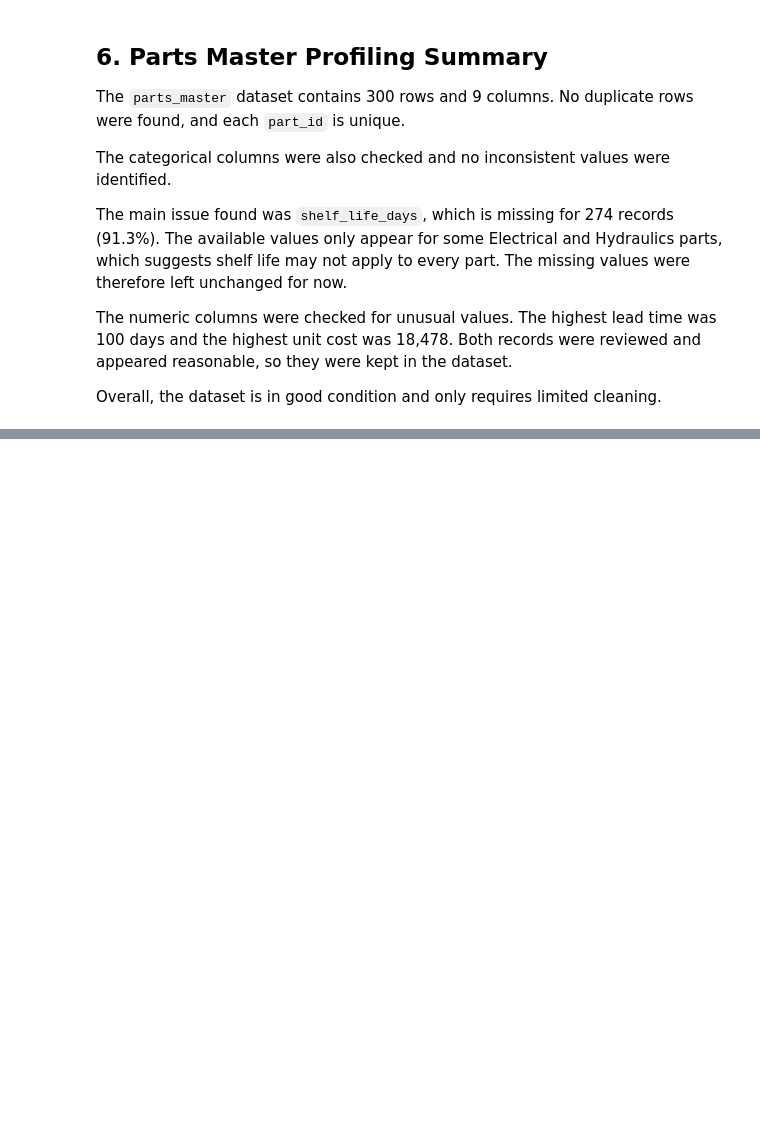
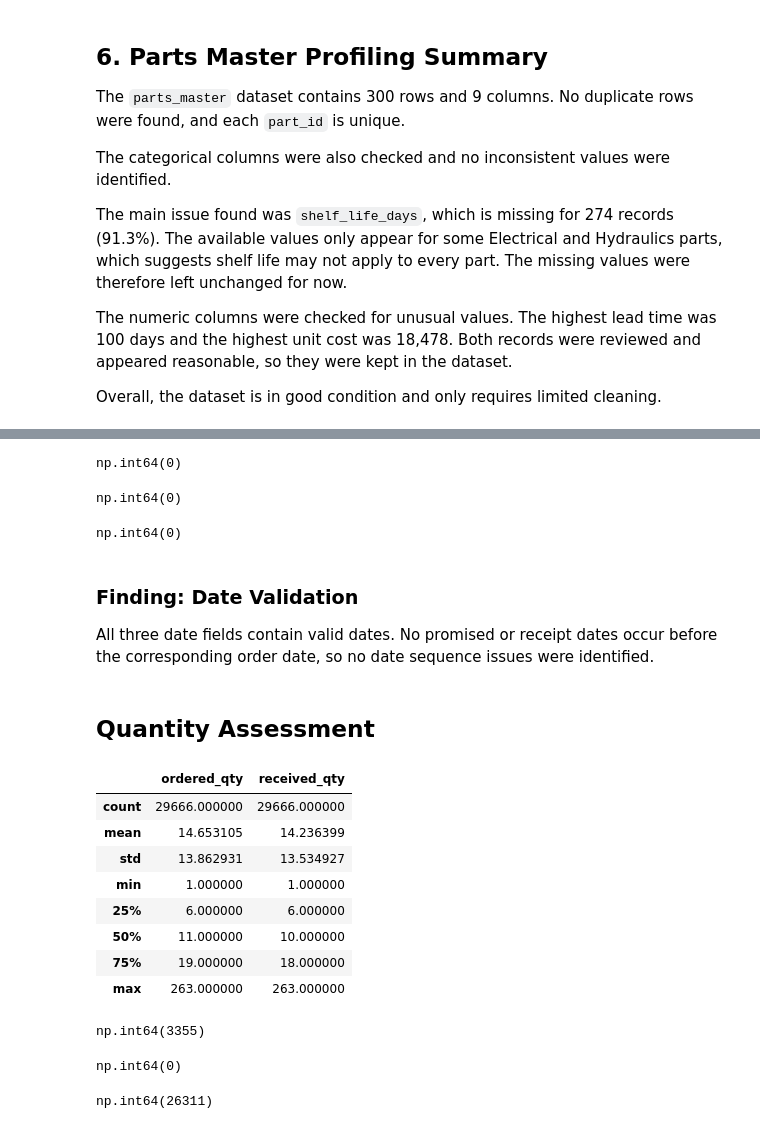
Before and after one commit to SeanNeedham/AeroFlow-Supply-Chain-Analytics, a Jupyter notebook: Python/01_data_profiling.ipynb, the cells around one changed output, grey strips where cells are left out. Drawn from its saved outputs; the diff is of its cells as text; code cells hidden in the pictures; blank space fills up the shorter version.

```diff
--- a/Python/01_data_profiling.ipynb
+++ b/Python/01_data_profiling.ipynb
@@ -199,0 +285,49 @@ Overall, the dataset is in good condition and only requires limited cleaning.
+# %%
+pd.to_datetime(purchase_orders["receipt_date"], errors="coerce").isnull().sum()
+# %% [output]
+np.int64(0)
+# %%
+(pd.to_datetime(purchase_orders["promised_date"])
+    <
+    pd.to_datetime(purchase_orders["order_date"])
+).sum()
+# %% [output]
+np.int64(0)
+# %%
+(
+    pd.to_datetime(purchase_orders["receipt_date"])
+    <
+    pd.to_datetime(purchase_orders["order_date"])
+).sum()
+# %% [output]
+np.int64(0)
+# %% [markdown]
+### Finding: Date Validation
+
+All three date fields contain valid dates. No promised or receipt dates occur before the corresponding order date, so no date sequence issues were identified.
+# %% [markdown]
+## Quantity Assessment
+# %%
+purchase_orders[["ordered_qty", "received_qty"]].describe()
+# %% [output]
+|  | ordered_qty | received_qty |
+| count | 29666.000000 | 29666.000000 |
+| mean | 14.653105 | 14.236399 |
+| std | 13.862931 | 13.534927 |
+| min | 1.000000 | 1.000000 |
+| 25% | 6.000000 | 6.000000 |
+| 50% | 11.000000 | 10.000000 |
+| 75% | 19.000000 | 18.000000 |
+| max | 263.000000 | 263.000000 |
+# %%
+(purchase_orders["received_qty"] < purchase_orders["ordered_qty"]).sum()
+# %% [output]
+np.int64(3355)
+# %%
+(purchase_orders["received_qty"] > purchase_orders["ordered_qty"]).sum()
+# %% [output]
+np.int64(0)
+# %%
+(purchase_orders["received_qty"] == purchase_orders["ordered_qty"]).sum()
+# %% [output]
+np.int64(26311)
```
Also changed, not shown: parts of 44 cells of this notebook.
